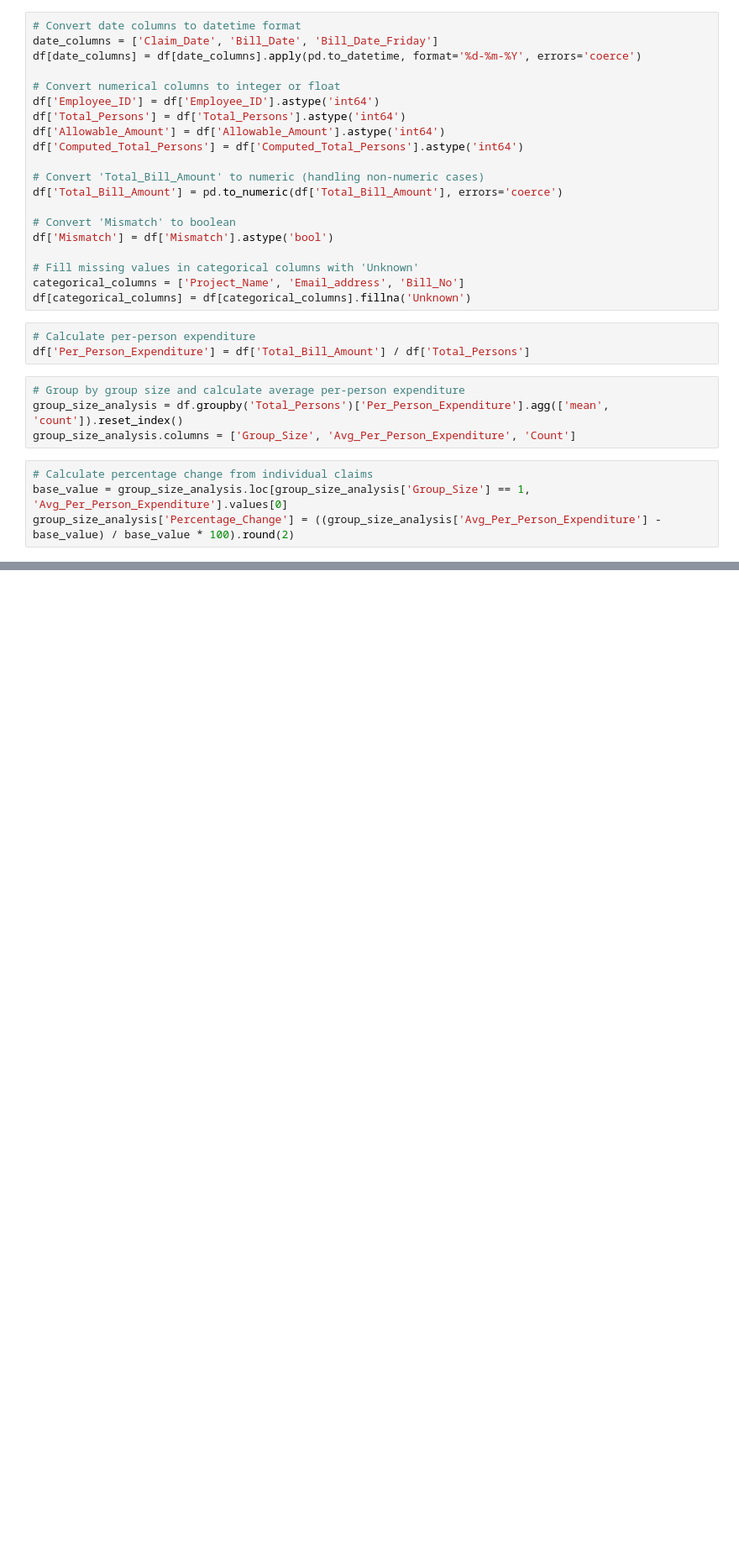
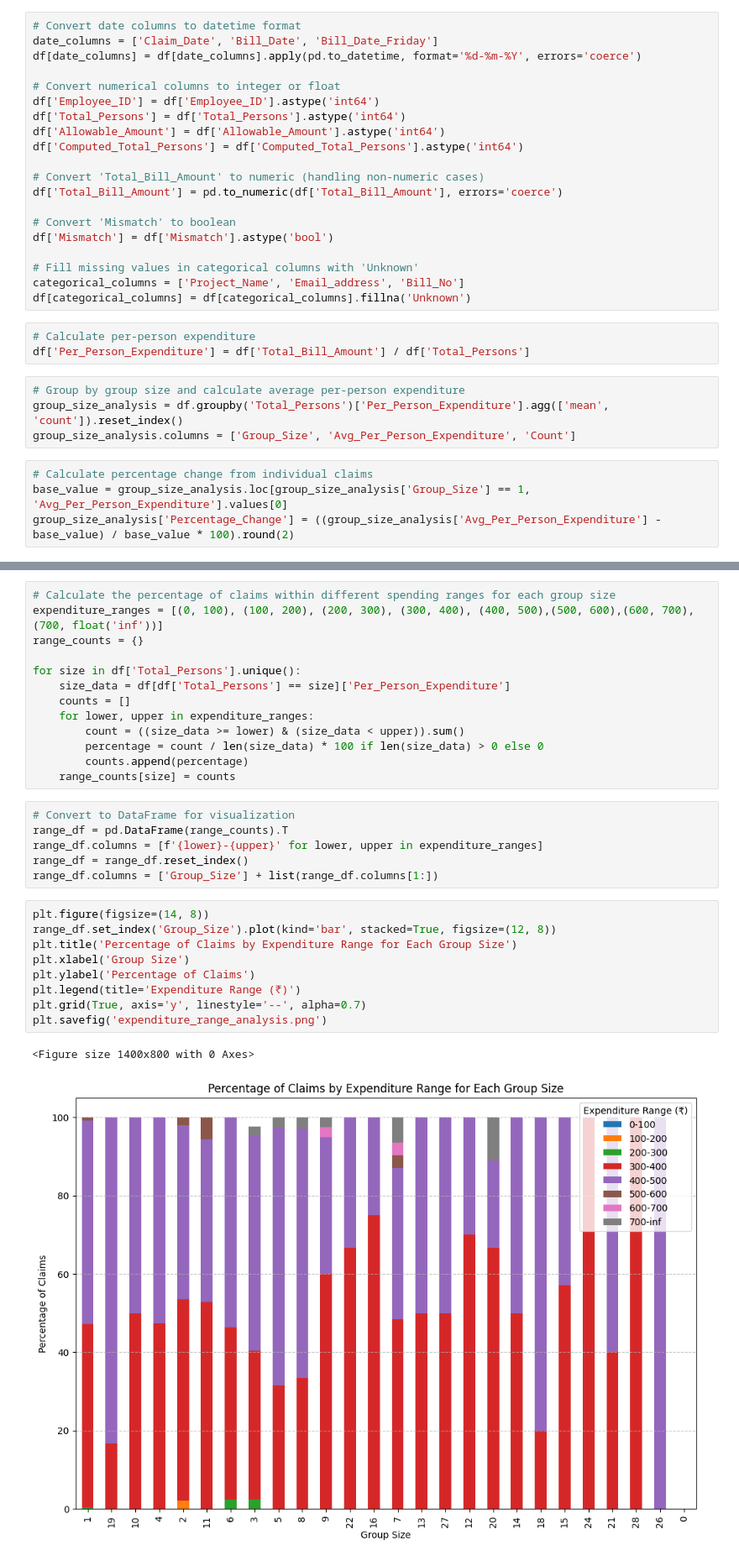
Before and after one commit to acies-mahalakshmi/capstone_project_team6_shared, a Jupyter notebook: hypo3_1.ipynb, the cells around one changed output, grey strips where cells are left out. Shown: that part at 84% size. Saved outputs shown, nothing was run; the diff lists cells and outputs as text; blank space fills up the shorter version.

```diff
--- a/hypo3_1.ipynb
+++ b/hypo3_1.ipynb
@@ -113,0 +188,31 @@ Basic Analysis Results:
+# %%
+# Calculate the percentage of claims within different spending ranges for each group size
+expenditure_ranges = [(0, 100), (100, 200), (200, 300), (300, 400), (400, 500),(500, 600),(600, 700),(700, float('inf'))]
+range_counts = {}
+
+for size in df['Total_Persons'].unique():
+    size_data = df[df['Total_Persons'] == size]['Per_Person_Expenditure']
+    counts = []
+    for lower, upper in expenditure_ranges:
+        count = ((size_data >= lower) & (size_data < upper)).sum()
+        percentage = count / len(size_data) * 100 if len(size_data) > 0 else 0
+        counts.append(percentage)
+    range_counts[size] = counts
+# %%
+# Convert to DataFrame for visualization
+range_df = pd.DataFrame(range_counts).T
+range_df.columns = [f'{lower}-{upper}' for lower, upper in expenditure_ranges]
+range_df = range_df.reset_index()
+range_df.columns = ['Group_Size'] + list(range_df.columns[1:])
+# %%
+plt.figure(figsize=(14, 8))
+range_df.set_index('Group_Size').plot(kind='bar', stacked=True, figsize=(12, 8))
+plt.title('Percentage of Claims by Expenditure Range for Each Group Size')
+plt.xlabel('Group Size')
+plt.ylabel('Percentage of Claims')
+plt.legend(title='Expenditure Range (₹)')
+plt.grid(True, axis='y', linestyle='--', alpha=0.7)
+plt.savefig('expenditure_range_analysis.png')
+# %% [output]
+<Figure size 1400x800 with 0 Axes>
+[figure, added]
```
Also changed, not shown: parts of 21 cells of this notebook, 1 other file.
